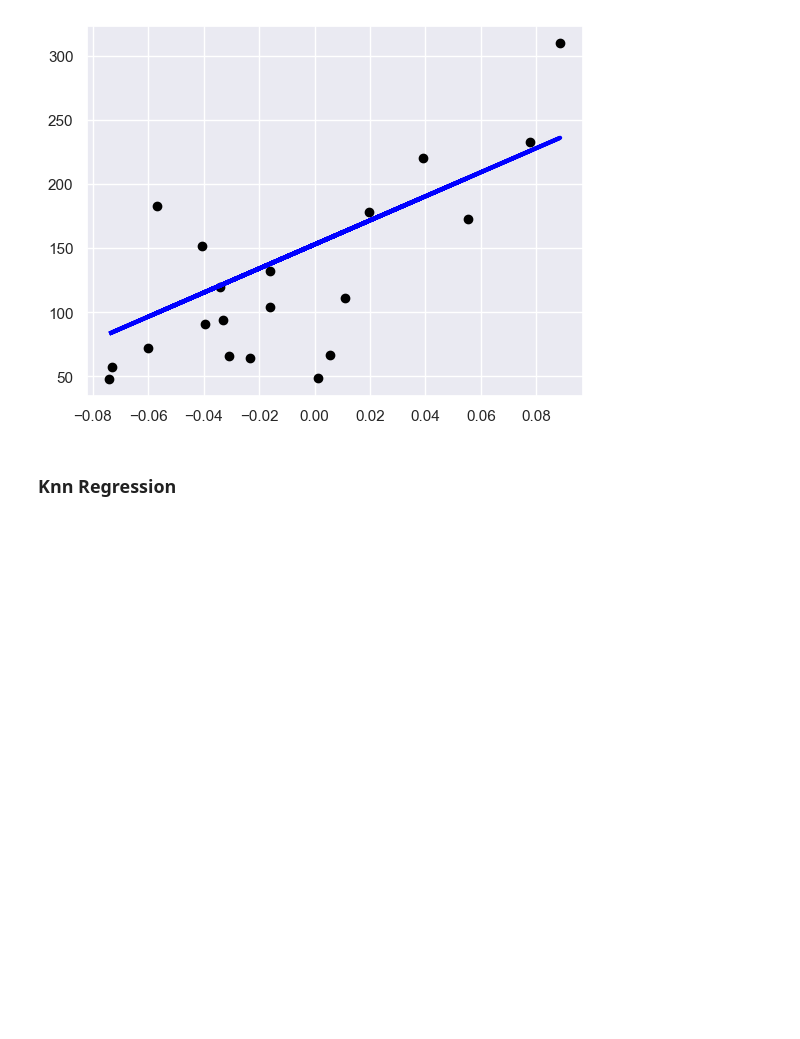
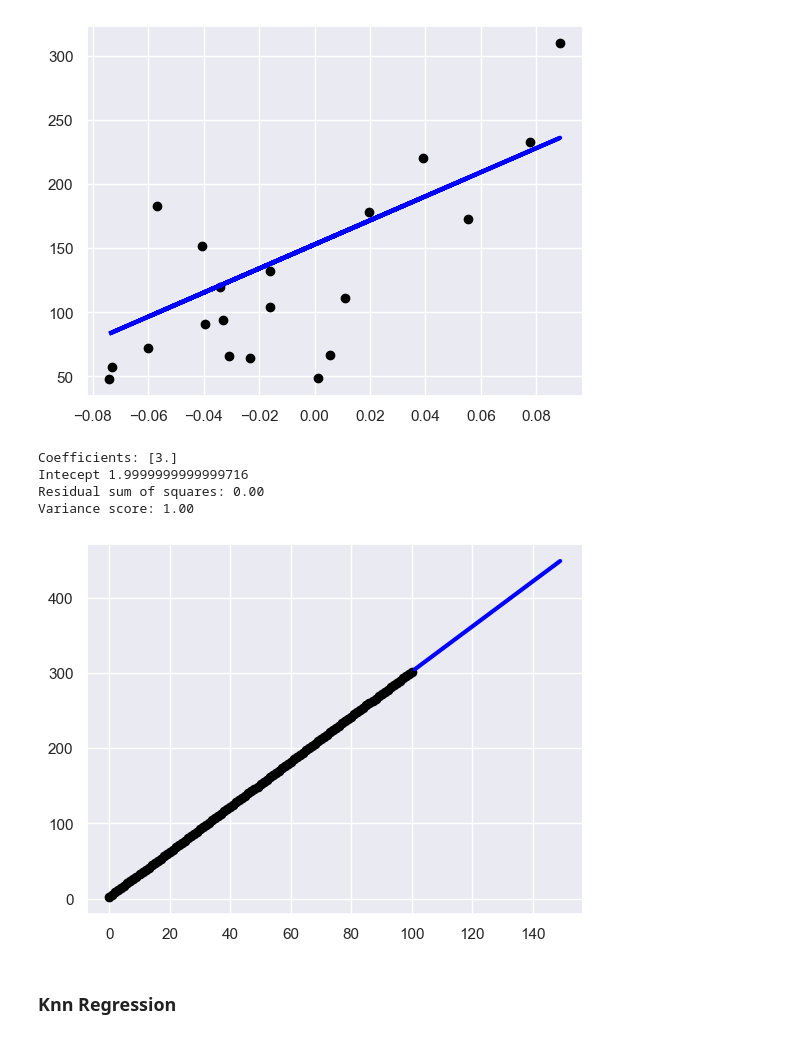
Before and after one commit to JohannRuiz1/CS5644Notes, a Jupyter notebook: ML/nn-linear.ipynb, the cells around one changed output. Drawn from its saved outputs; the diff is of its cells as text; code cells hidden in the pictures; blank space fills up the shorter version.

```diff
--- a/ML/nn-linear.ipynb
+++ b/ML/nn-linear.ipynb
@@ -111,6 +111,39 @@ Coefficients: [938.23786125]
 Residual sum of squares: 2548.07
 Variance score: 0.47
 [figure]
+# %%
+# Create training data
+x = np.array(list(range(0, 101))).reshape(-1, 1)
+y = [val * 3 + 2 for val in x.flatten()]
+
+# Linear regression model
+regr = linear_model.LinearRegression()
+
+# Create test data
+x_train = np.array(list(range(101, 150))).reshape(-1, 1)
+y_train = [val * 3 + 2 for val in x_train.flatten()]
+
+# Train the model using the training sets
+regr.fit(x, y)
+
+# The coefficients
+print('Coefficients:', regr.coef_)
+print('Intecept', regr.intercept_)
+# The mean square error
+print("Residual sum of squares: %.2f" % np.mean((regr.predict(x_train) - y_train) ** 2))
+# Explained variance score" 1 is perfect prediction
+print('Variance score: %.2f' % regr.score(x_train, y_train))
+
+# Plot outputs
+plt.scatter(x, y, color='black')
+plt.plot(x_train, regr.predict(x_train), color='blue', linewidth=3)
+plt.show()
+# %% [output]
+Coefficients: [3.]
+Intecept 1.9999999999999716
+Residual sum of squares: 0.00
+Variance score: 1.00
+[figure, added]
 # %% [markdown]
 ### Knn Regression
 # %%
```
Also changed, not shown: 1 other file.
